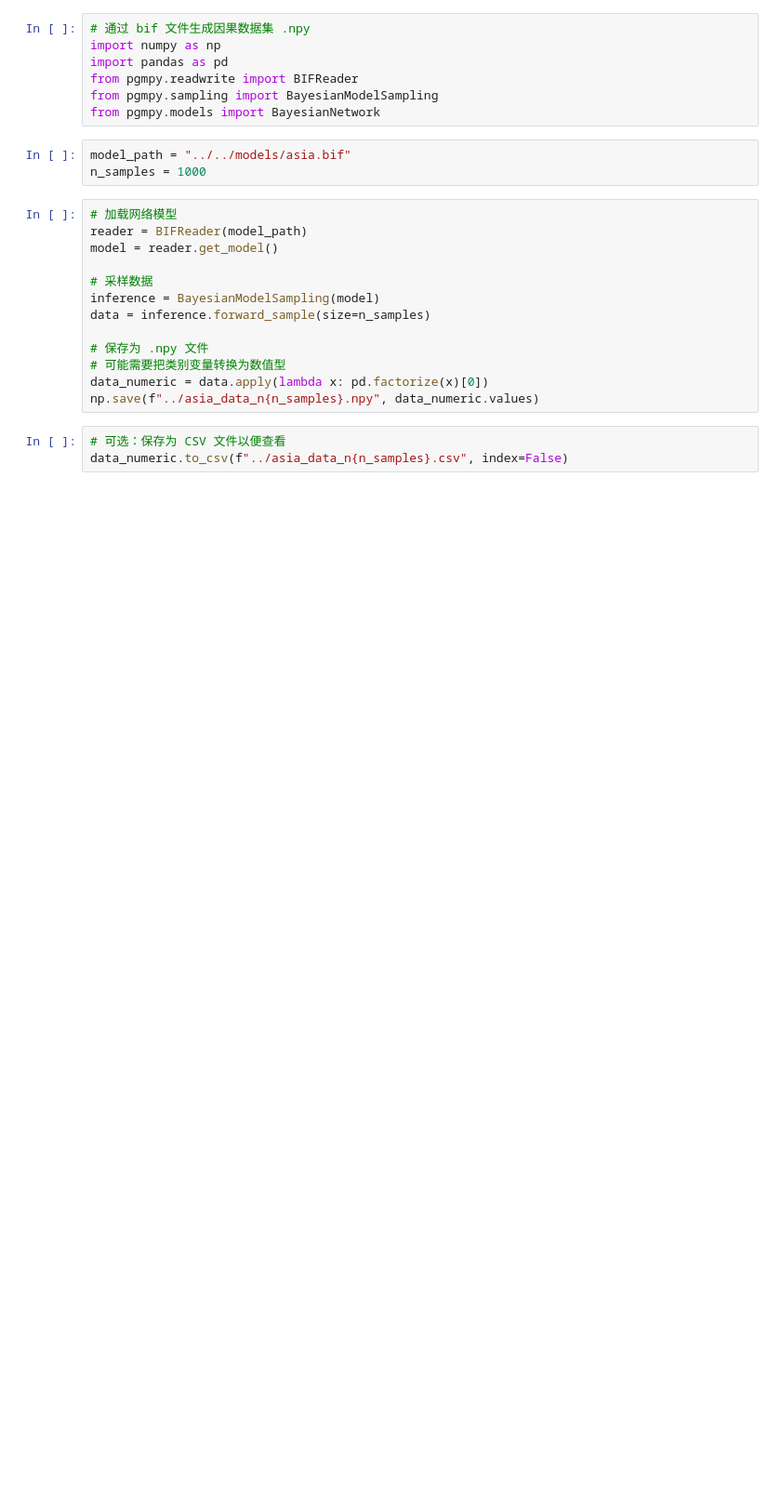
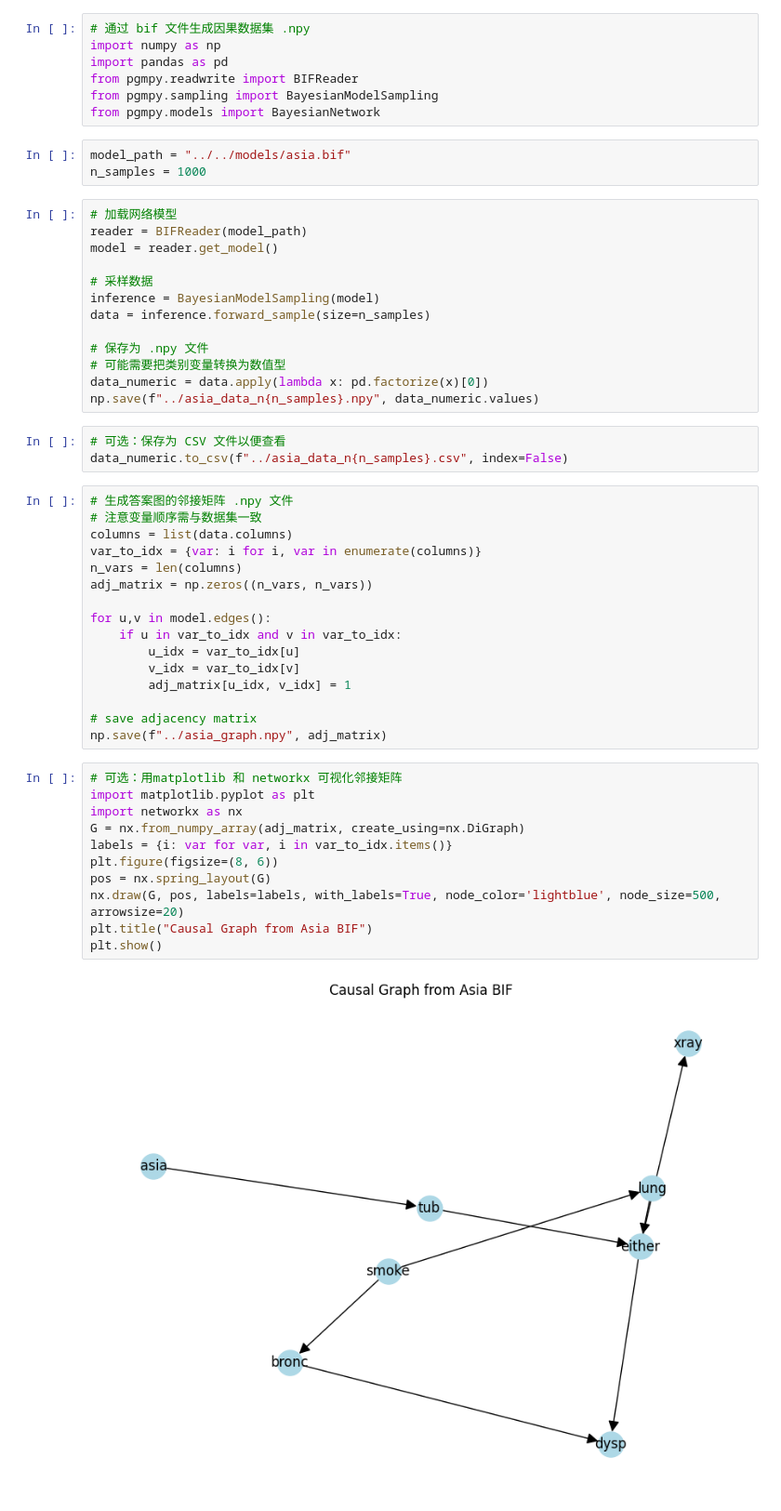
Before and after one commit to KevinW2004/cauScientist, a Jupyter notebook: datasets/auxilary/data_generator.ipynb, the cells around one changed output. Shown at 93% size. Drawn from its saved outputs; the diff is of its cells as text; blank space fills up the shorter version.

```diff
--- a/datasets/auxilary/data_generator.ipynb
+++ b/datasets/auxilary/data_generator.ipynb
@@ -24,3 +24,32 @@ np.save(f"../asia_data_n{n_samples}.npy", data_numeric.values)
 # %%
 # 可选：保存为 CSV 文件以便查看
 data_numeric.to_csv(f"../asia_data_n{n_samples}.csv", index=False)
+# %%
+# 生成答案图的邻接矩阵 .npy 文件
+# 注意变量顺序需与数据集一致
+columns = list(data.columns)
+var_to_idx = {var: i for i, var in enumerate(columns)}
+n_vars = len(columns)
+adj_matrix = np.zeros((n_vars, n_vars))
+
+for u,v in model.edges():
+    if u in var_to_idx and v in var_to_idx:
+        u_idx = var_to_idx[u]
+        v_idx = var_to_idx[v]
+        adj_matrix[u_idx, v_idx] = 1
+
+# save adjacency matrix
+np.save(f"../asia_graph.npy", adj_matrix)
+# %%
+# 可选：用matplotlib 和 networkx 可视化邻接矩阵
+import matplotlib.pyplot as plt
+import networkx as nx
+G = nx.from_numpy_array(adj_matrix, create_using=nx.DiGraph)
+labels = {i: var for var, i in var_to_idx.items()}
+plt.figure(figsize=(8, 6))
+pos = nx.spring_layout(G)
+nx.draw(G, pos, labels=labels, with_labels=True, node_color='lightblue', node_size=500, arrowsize=20)
+plt.title("Causal Graph from Asia BIF")
+plt.show()
+# %% [output]
+[figure, added]
```
Also changed, not shown: 2 other files.
